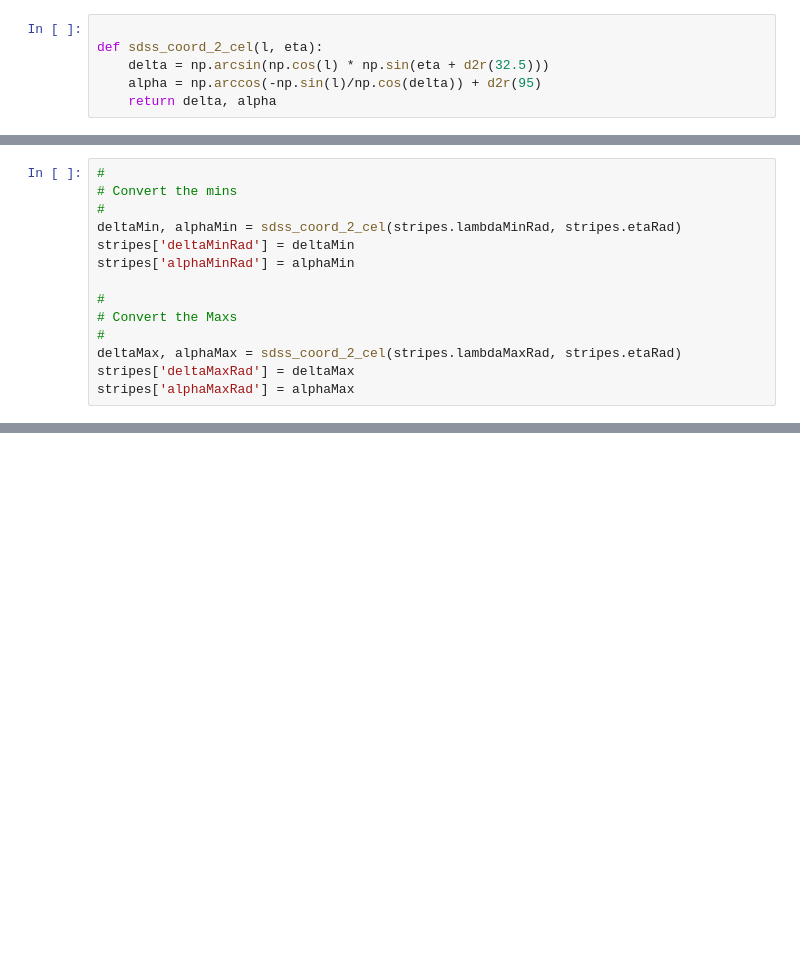
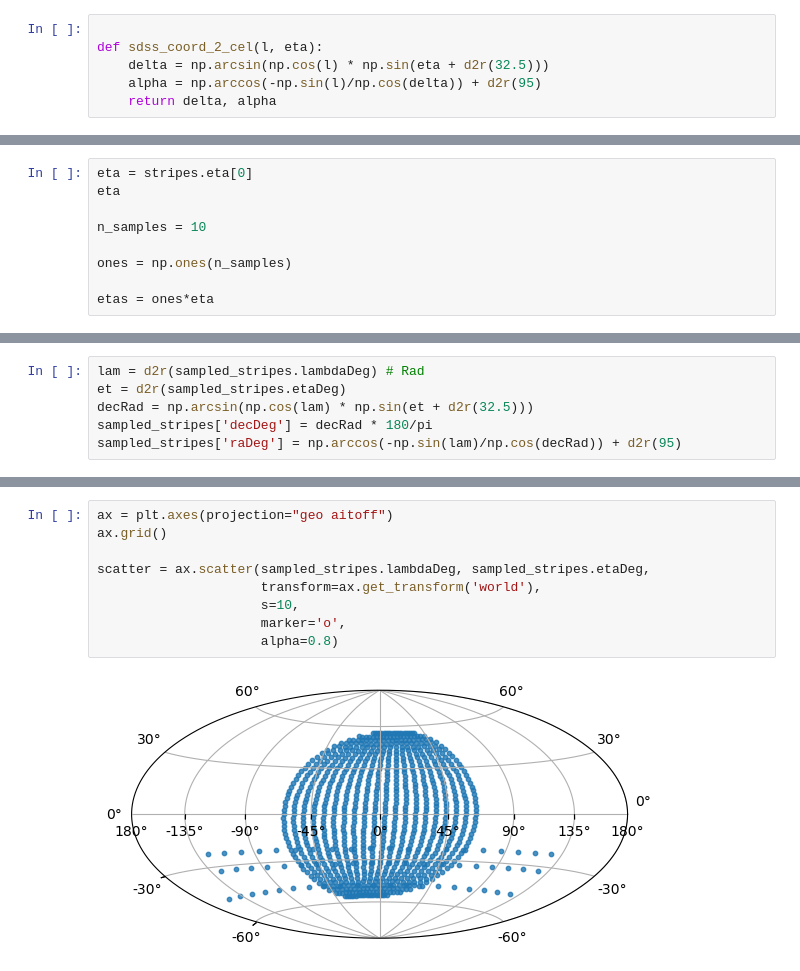
Before and after one commit to Cranberry-Juice/GRS-V, a Jupyter notebook: stripes.ipynb, the cells around one changed output, grey strips where cells are left out. Saved outputs shown, nothing was run; the diff lists cells and outputs as text; blank space fills up the shorter version.

Commit message:
Succesfully sampled data points along stripes and converted to ra,dec in degreees

```diff
--- a/stripes.ipynb
+++ b/stripes.ipynb
@@ -50,14 +39,0 @@ stripes
-# %%
-#
-# Convert the mins
-#
-deltaMin, alphaMin = sdss_coord_2_cel(stripes.lambdaMinRad, stripes.etaRad)
-stripes['deltaMinRad'] = deltaMin
-stripes['alphaMinRad'] = alphaMin
-
-#
-# Convert the Maxs
-#
-deltaMax, alphaMax = sdss_coord_2_cel(stripes.lambdaMaxRad, stripes.etaRad)
-stripes['deltaMaxRad'] = deltaMax
-stripes['alphaMaxRad'] = alphaMax
@@ -83,0 +40,9 @@ stripes
+# %%
+eta = stripes.eta[0]
+eta
+
+n_samples = 10
+
+ones = np.ones(n_samples)
+
+etas = ones*eta
@@ -83,0 +88,6 @@ stripes
+# %%
+lam = d2r(sampled_stripes.lambdaDeg) # Rad
+et = d2r(sampled_stripes.etaDeg)
+decRad = np.arcsin(np.cos(lam) * np.sin(et + d2r(32.5)))
+sampled_stripes['decDeg'] = decRad * 180/pi
+sampled_stripes['raDeg'] = np.arccos(-np.sin(lam)/np.cos(decRad)) + d2r(95)
@@ -83,0 +110,11 @@ stripes
+# %%
+ax = plt.axes(projection="geo aitoff")
+ax.grid()
+
+scatter = ax.scatter(sampled_stripes.lambdaDeg, sampled_stripes.etaDeg,
+                     transform=ax.get_transform('world'),
+                     s=10,
+                     marker='o',
+                     alpha=0.8)
+# %% [output]
+[figure, added]
```
Also changed, not shown: parts of 7 cells of this notebook.
